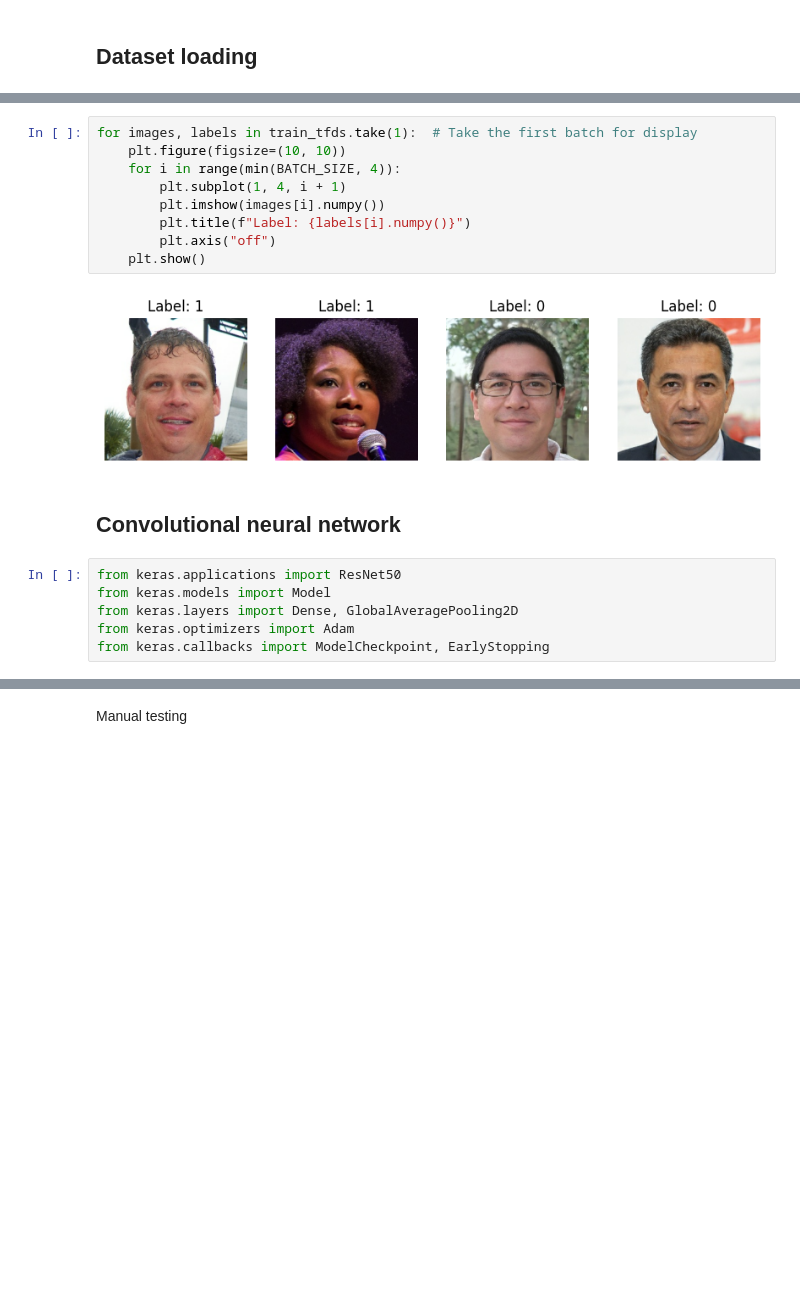
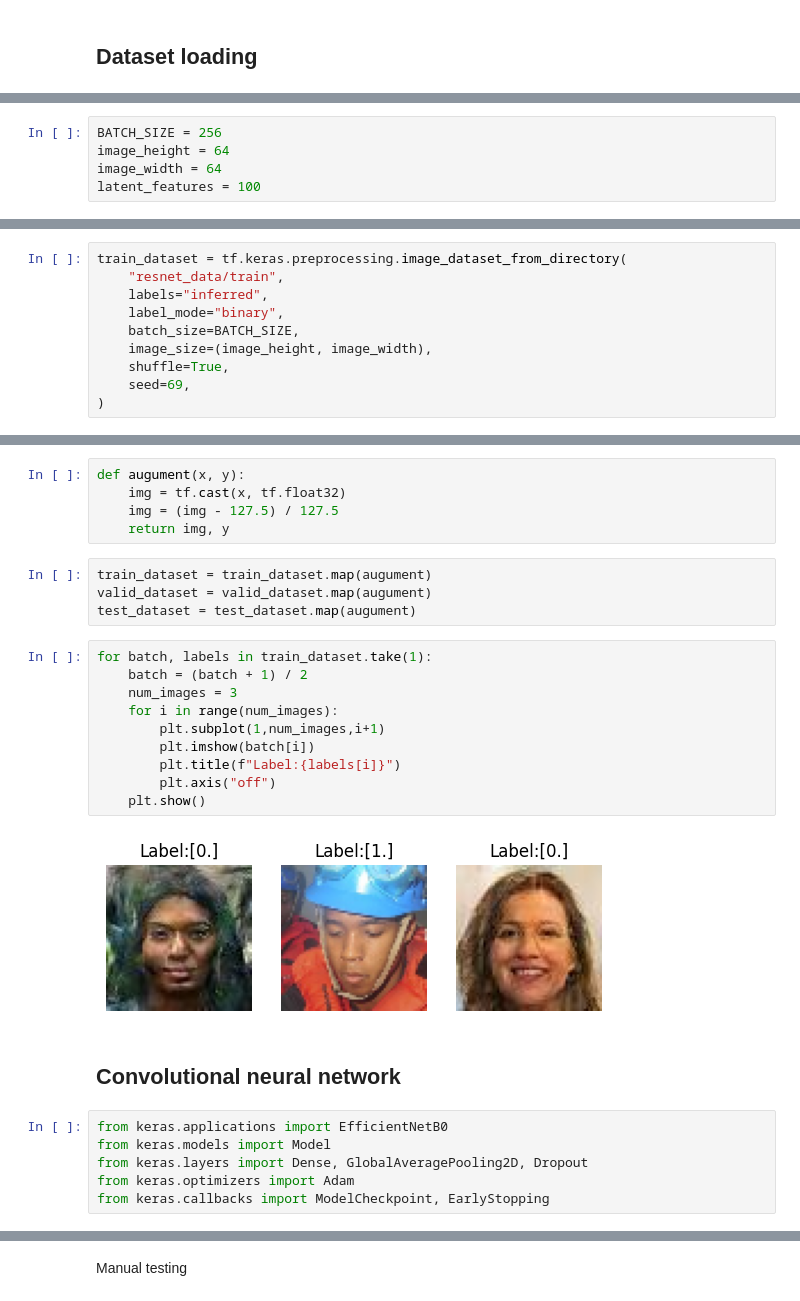
Before and after one commit to sanyamjain0315/generated-image-detection, a Jupyter notebook: sanyam_vanilla_models.ipynb, the cells around one changed output, grey strips where cells are left out. Saved outputs shown, nothing was run; the diff lists cells and outputs as text; blank space fills up the shorter version.

```diff
--- a/sanyam_vanilla_models.ipynb
+++ b/sanyam_vanilla_models.ipynb
@@ -124,0 +70,5 @@ test_tfds = test_tfds.map(read_image).map(augument).batch(1)
+# %%
+BATCH_SIZE = 256
+image_height = 64
+image_width = 64
+latent_features = 100
@@ -124,0 +131,10 @@ test_tfds = test_tfds.map(read_image).map(augument).batch(1)
+# %%
+train_dataset = tf.keras.preprocessing.image_dataset_from_directory(
+    "resnet_data/train",
+    labels="inferred",
+    label_mode="binary",
+    batch_size=BATCH_SIZE,
+    image_size=(image_height, image_width),
+    shuffle=True,
+    seed=69,
+)
@@ -125,20 +167,30 @@ test_tfds = test_tfds.map(read_image).map(augument).batch(1)
+# %%
+def augument(x, y):
+    img = tf.cast(x, tf.float32)
+    img = (img - 127.5) / 127.5
+    return img, y
+# %%
+train_dataset = train_dataset.map(augument)
+valid_dataset = valid_dataset.map(augument)
+test_dataset = test_dataset.map(augument)
 # %%
-for images, labels in train_tfds.take(1):  # Take the first batch for display
-    plt.figure(figsize=(10, 10))
-    for i in range(min(BATCH_SIZE, 4)):
-        plt.subplot(1, 4, i + 1)
-        plt.imshow(images[i].numpy())
-        plt.title(f"Label: {labels[i].numpy()}")
+for batch, labels in train_dataset.take(1):
+    batch = (batch + 1) / 2
+    num_images = 3
+    for i in range(num_images):
+        plt.subplot(1,num_images,i+1)
+        plt.imshow(batch[i])
+        plt.title(f"Label:{labels[i]}")
         plt.axis("off")
     plt.show()
 # %% [output]
-[figure, old version]
+[figure, new version]
 # %% [markdown]
 ## Convolutional neural network
 # %%
-from keras.applications import ResNet50
+from keras.applications import EfficientNetB0
 from keras.models import Model
-from keras.layers import Dense, GlobalAveragePooling2D
+from keras.layers import Dense, GlobalAveragePooling2D, Dropout
 from keras.optimizers import Adam
 from keras.callbacks import ModelCheckpoint, EarlyStopping
 # %%
```
Also changed, not shown: parts of 27 cells of this notebook, 1 other file.
